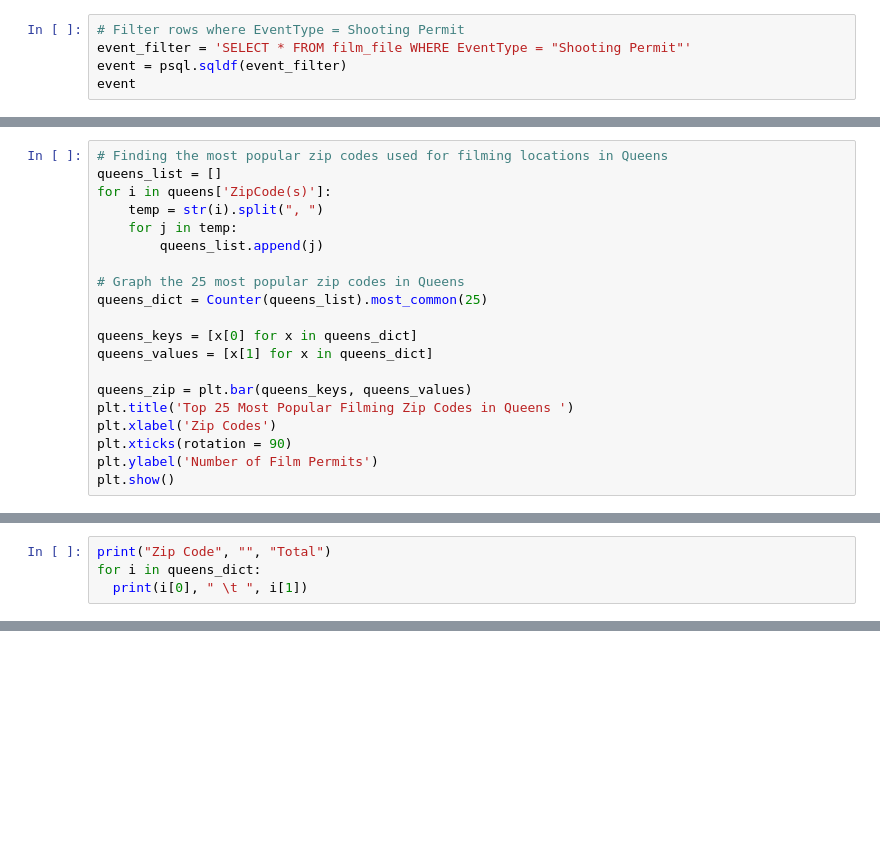
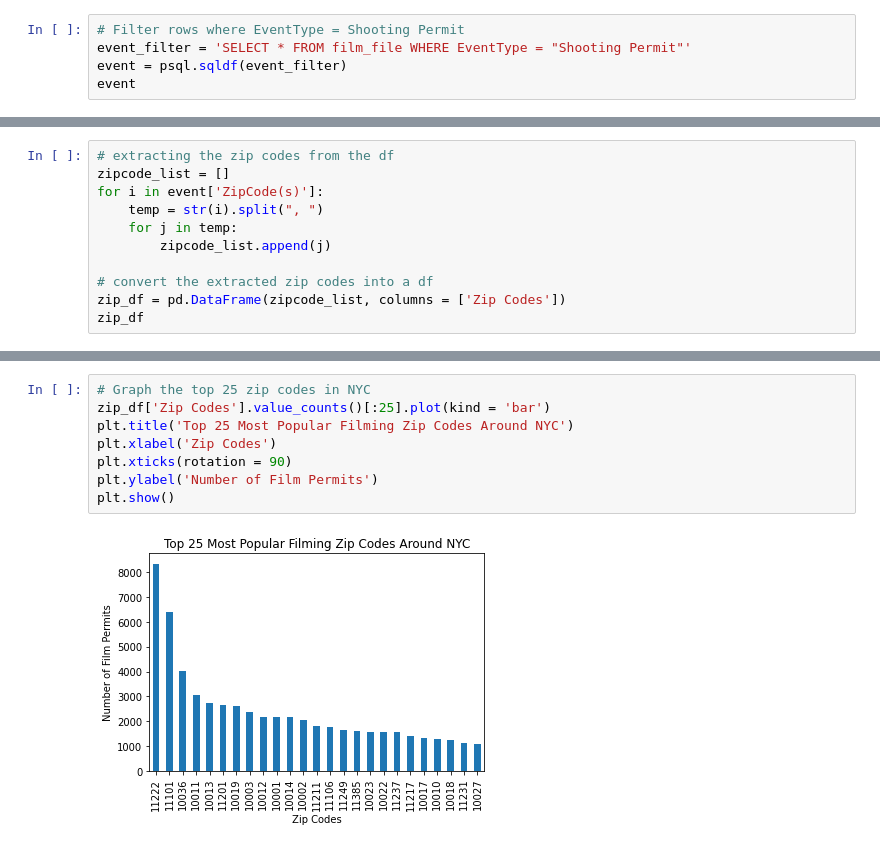
Before and after one commit to Jane23415/Data_Science_Project, a Jupyter notebook: Data_Science_Project.ipynb, the cells around one changed output, grey strips where cells are left out. Drawn from its saved outputs; the diff is of its cells as text; blank space fills up the shorter version.

```diff
--- a/Data_Science_Project.ipynb
+++ b/Data_Science_Project.ipynb
@@ -222,20 +62,0 @@ queens
-# %%
-# Finding the most popular zip codes used for filming locations in Queens
-queens_list = []
-for i in queens['ZipCode(s)']:
-    temp = str(i).split(", ")
-    for j in temp:
-        queens_list.append(j)
-
-# Graph the 25 most popular zip codes in Queens
-queens_dict = Counter(queens_list).most_common(25)
-
-queens_keys = [x[0] for x in queens_dict]
-queens_values = [x[1] for x in queens_dict]
-
-queens_zip = plt.bar(queens_keys, queens_values)
-plt.title('Top 25 Most Popular Filming Zip Codes in Queens ')
-plt.xlabel('Zip Codes')
-plt.xticks(rotation = 90)
-plt.ylabel('Number of Film Permits')
-plt.show()
@@ -244,4 +62,0 @@ plt.show()
-# %%
-print("Zip Code", "", "Total")
-for i in queens_dict:
-  print(i[0], " \t ", i[1])
@@ -278,0 +63,11 @@ Pie Chart:
+# %%
+# extracting the zip codes from the df
+zipcode_list = []
+for i in event['ZipCode(s)']:
+    temp = str(i).split(", ")
+    for j in temp:
+        zipcode_list.append(j)
+
+# convert the extracted zip codes into a df
+zip_df = pd.DataFrame(zipcode_list, columns = ['Zip Codes'])
+zip_df
@@ -278,0 +110,10 @@ Pie Chart:
+# %%
+# Graph the top 25 zip codes in NYC
+zip_df['Zip Codes'].value_counts()[:25].plot(kind = 'bar')
+plt.title('Top 25 Most Popular Filming Zip Codes Around NYC')
+plt.xlabel('Zip Codes')
+plt.xticks(rotation = 90)
+plt.ylabel('Number of Film Permits')
+plt.show()
+# %% [output]
+[figure, added]
```
Also changed, not shown: parts of 45 cells of this notebook.
